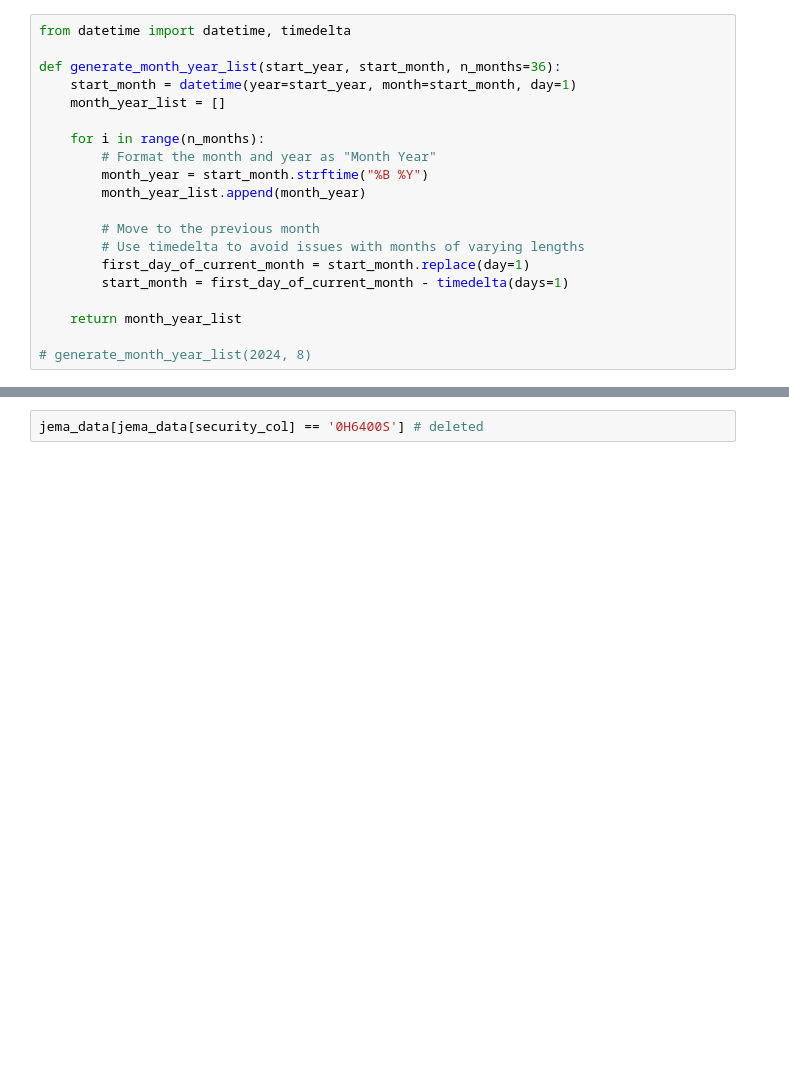
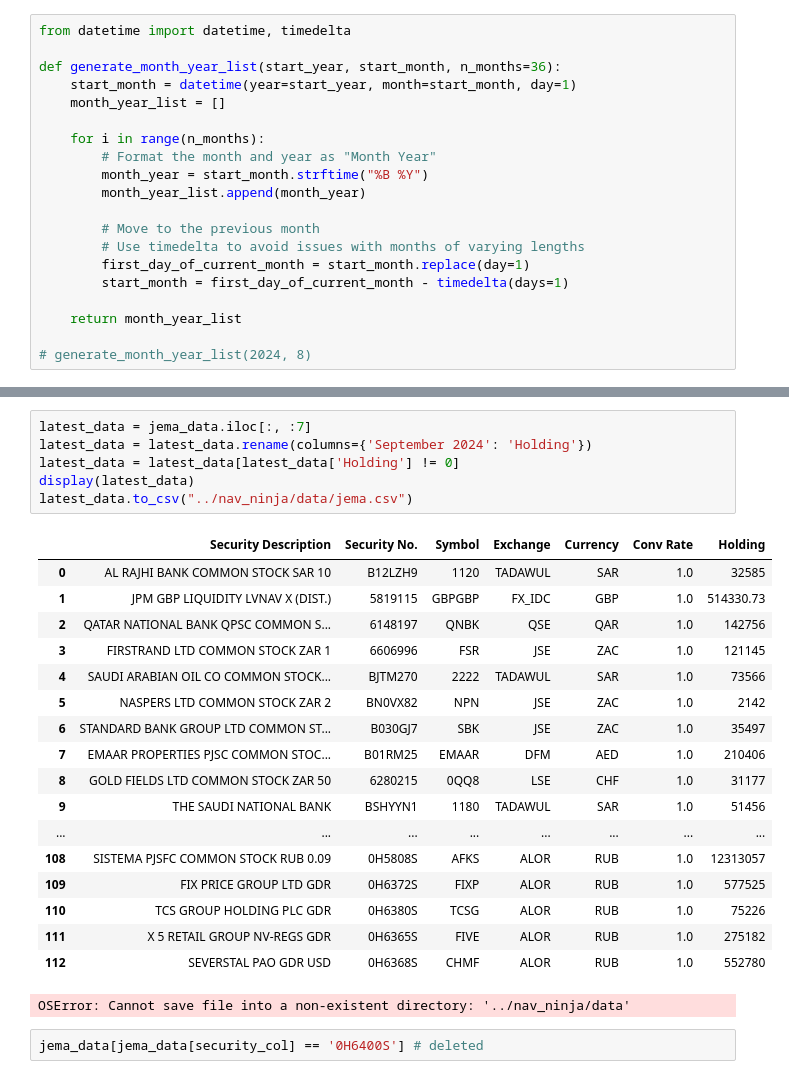
Before and after one commit to CraigCarey/FinanceDump, a Jupyter notebook: jema/jema_xlsx_holdings_parse_and_clean.ipynb, the cells around one changed output, grey strips where cells are left out. Saved outputs shown, nothing was run; the diff lists cells and outputs as text; blank space fills up the shorter version.

```diff
--- a/jema/jema_xlsx_holdings_parse_and_clean.ipynb
+++ b/jema/jema_xlsx_holdings_parse_and_clean.ipynb
@@ -185,3 +189,28 @@ September 2021 failed
+# %%
+latest_data = jema_data.iloc[:, :7]
+latest_data = latest_data.rename(columns={'September 2024': 'Holding'})
+latest_data = latest_data[latest_data['Holding'] != 0]
+display(latest_data)
+latest_data.to_csv("../nav_ninja/data/jema.csv")
+# %% [output]
+|  | Security Description | Security No. | Symbol | Exchange | Currency | Conv Rate | Holding |
+| 0 | AL RAJHI BANK COMMON STOCK SAR 10 | B12LZH9 | 1120 | TADAWUL | SAR | 1.0 | 32585 |
+| 1 | JPM GBP LIQUIDITY LVNAV X (DIST.) | 5819115 | GBPGBP | FX_IDC | GBP | 1.0 | 514330.73 |
+| 2 | QATAR NATIONAL BANK QPSC COMMON S... | 6148197 | QNBK | QSE | QAR | 1.0 | 142756 |
+| 3 | FIRSTRAND LTD COMMON STOCK ZAR 1 | 6606996 | FSR | JSE | ZAC | 1.0 | 121145 |
+| 4 | SAUDI ARABIAN OIL CO COMMON STOCK... | BJTM270 | 2222 | TADAWUL | SAR | 1.0 | 73566 |
+| 5 | NASPERS LTD COMMON STOCK ZAR 2 | BN0VX82 | NPN | JSE | ZAC | 1.0 | 2142 |
+| 6 | STANDARD BANK GROUP LTD COMMON ST... | B030GJ7 | SBK | JSE | ZAC | 1.0 | 35497 |
+| 7 | EMAAR PROPERTIES PJSC COMMON STOC... | B01RM25 | EMAAR | DFM | AED | 1.0 | 210406 |
+| 8 | GOLD FIELDS LTD COMMON STOCK ZAR 50 | 6280215 | 0QQ8 | LSE | CHF | 1.0 | 31177 |
+| 9 | THE SAUDI NATIONAL BANK | BSHYYN1 | 1180 | TADAWUL | SAR | 1.0 | 51456 |
+| ... | ... | ... | ... | ... | ... | ... | ... |
+| 108 | SISTEMA PJSFC COMMON STOCK RUB 0.09 | 0H5808S | AFKS | ALOR | RUB | 1.0 | 12313057 |
+| 109 | FIX PRICE GROUP LTD GDR | 0H6372S | FIXP | ALOR | RUB | 1.0 | 577525 |
+| 110 | TCS GROUP HOLDING PLC GDR | 0H6380S | TCSG | ALOR | RUB | 1.0 | 75226 |
+| 111 | X 5 RETAIL GROUP NV-REGS GDR | 0H6365S | FIVE | ALOR | RUB | 1.0 | 275182 |
+| 112 | SEVERSTAL PAO GDR USD | 0H6368S | CHMF | ALOR | RUB | 1.0 | 552780 |
+OSError: Cannot save file into a non-existent directory: '../nav_ninja/data'
 # %%
 jema_data[jema_data[security_col] == '0H6400S'] # deleted
 # %% [output]
```
Also changed, not shown: parts of 2 cells of this notebook, 3 other files.
